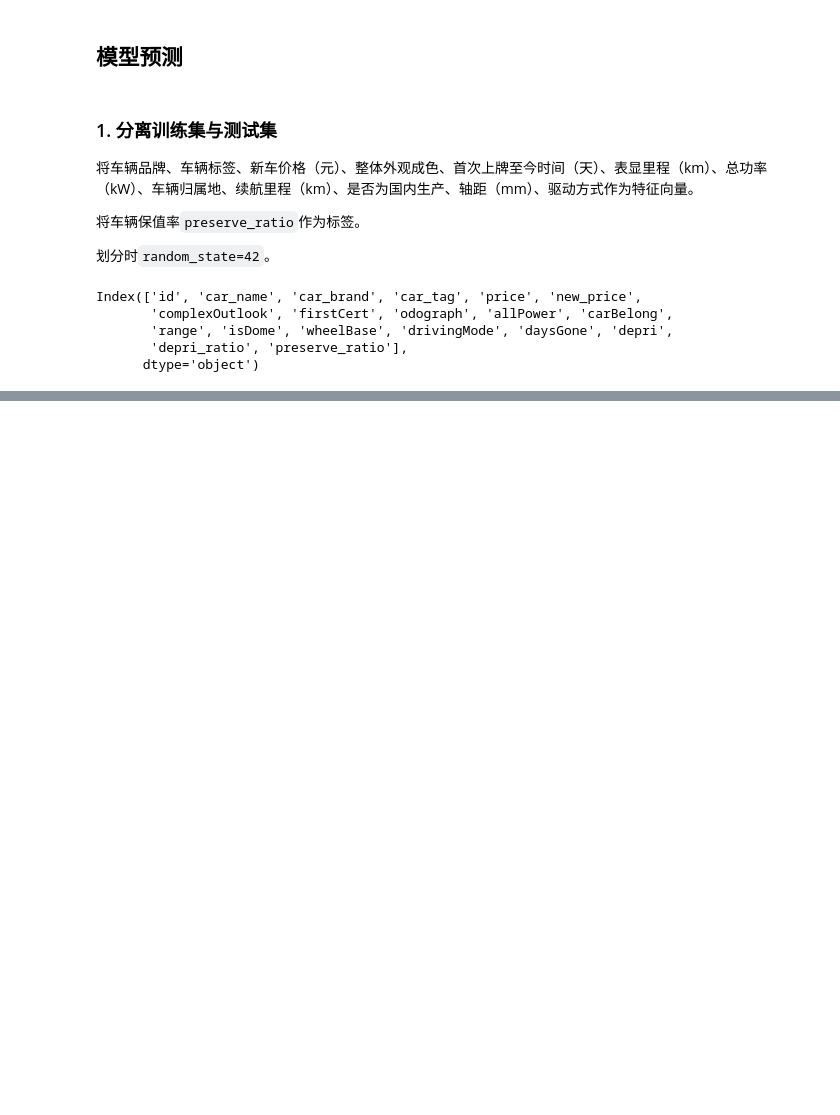
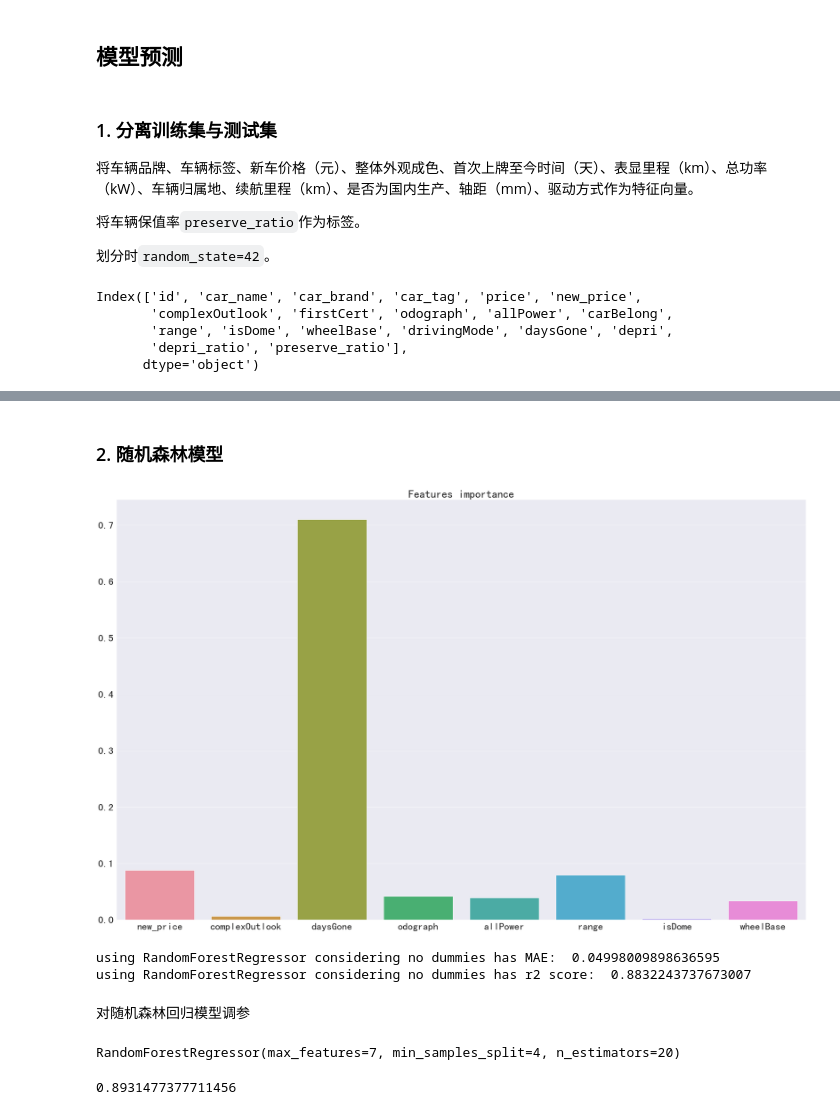
Before and after one commit to hcffffff/secondhand-car-price-prediction, a Jupyter notebook: model/model_test.ipynb, the cells around one changed output, grey strips where cells are left out. Saved outputs shown, nothing was run; the diff lists cells and outputs as text; code cells hidden in the pictures; blank space fills up the shorter version.

Commit message:
update model

```diff
--- a/model/model_test.ipynb
+++ b/model/model_test.ipynb
@@ -305,7 +306,9 @@ Index(['id', 'car_name', 'car_brand', 'car_tag', 'price', 'new_price',
        'depri_ratio', 'preserve_ratio'],
       dtype='object')
 # %%
-X = pd.DataFrame(allData, columns=['car_brand', 'car_tag', 'new_price', \
+X = pd.DataFrame(allData, columns=['new_price', 'complexOutlook', 'daysGone', 'odograph', \
+                                   'allPower', 'range', 'isDome', 'wheelBase'])
+X_with_char = pd.DataFrame(allData, columns=['car_brand', 'car_tag', 'new_price', \
                                    'complexOutlook', 'daysGone', 'odograph', \
                                    'allPower', 'carBelong', 'range', \
                                    'isDome', 'wheelBase', 'drivingMode'])
@@ -313,2 +331,20 @@ y = pd.DataFrame(allData, columns=['preserve_ratio'])
 # %%
+X_dummies = X_dummies.replace(np.nan, 0)
+X_dummies_train, X_dummies_test, y_dummies_train, y_dummies_test = train_test_split(X_dummies, y, test_size=0.33, random_state=42)
+X = X.replace(np.nan, 0)
 X_train, X_test, y_train, y_test = train_test_split(X, y, test_size=0.33, random_state=42)
+# %% [markdown]
+### 2. 随机森林模型
+# %%
+from sklearn.ensemble import RandomForestRegressor
+
+rf = RandomForestRegressor()
+rf.fit(X_train, y_train)
+
+fig, ax = plt.subplots(1, 1, figsize=(40, 25))
+labels = X.columns
+sns.barplot(x=labels, y=rf.feature_importances_)
+ax.set_title('Features importance')
+plt.show()
+# %% [output]
+[figure, added]
@@ -314,0 +353,30 @@ X_train, X_test, y_train, y_test = train_test_split(X, y, test_size=0.33, random
+# %%
+print('using RandomForestRegressor considering no dummies has MAE: ', mean_absolute_error(y_test, y_predict))
+print('using RandomForestRegressor considering no dummies has r2 score: ', r2_score(y_test, y_predict))
+# %% [output]
+using RandomForestRegressor considering no dummies has MAE:  0.04998009898636595
+using RandomForestRegressor considering no dummies has r2 score:  0.8832243737673007
+# %% [markdown]
+对随机森林回归模型调参
+# %%
+from sklearn.model_selection import GridSearchCV
+#  {'max_features': 7,
+#   'min_samples_leaf': 1,
+#   'min_samples_split': 4,
+#   'n_estimators': 20})
+# param_test1 = {'n_estimators': range(10,101,10),
+#                'max_features': range(1,11,1),
+#                'min_samples_leaf': range(1,11,1),
+#                'min_samples_split': range(1,11,1)}
+# gsearch1 = GridSearchCV(estimator = RandomForestRegressor(),
+#                        param_grid = param_test1)
+# gsearch1.fit(X_train, y_train)
+# gsearch1.best_score_, gsearch1.best_params_
+gsearch1_result = RandomForestRegressor(n_estimators=20, max_features=7, min_samples_leaf=1, min_samples_split=4)
+gsearch1_result.fit(X_train, y_train)
+# %% [output]
+RandomForestRegressor(max_features=7, min_samples_split=4, n_estimators=20)
+# %%
+r2_score(y_test, gsearch1.predict(X_test))
+# %% [output]
+0.8931477377711456
```
Also changed, not shown: parts of 4 cells of this notebook, 2 other files.
